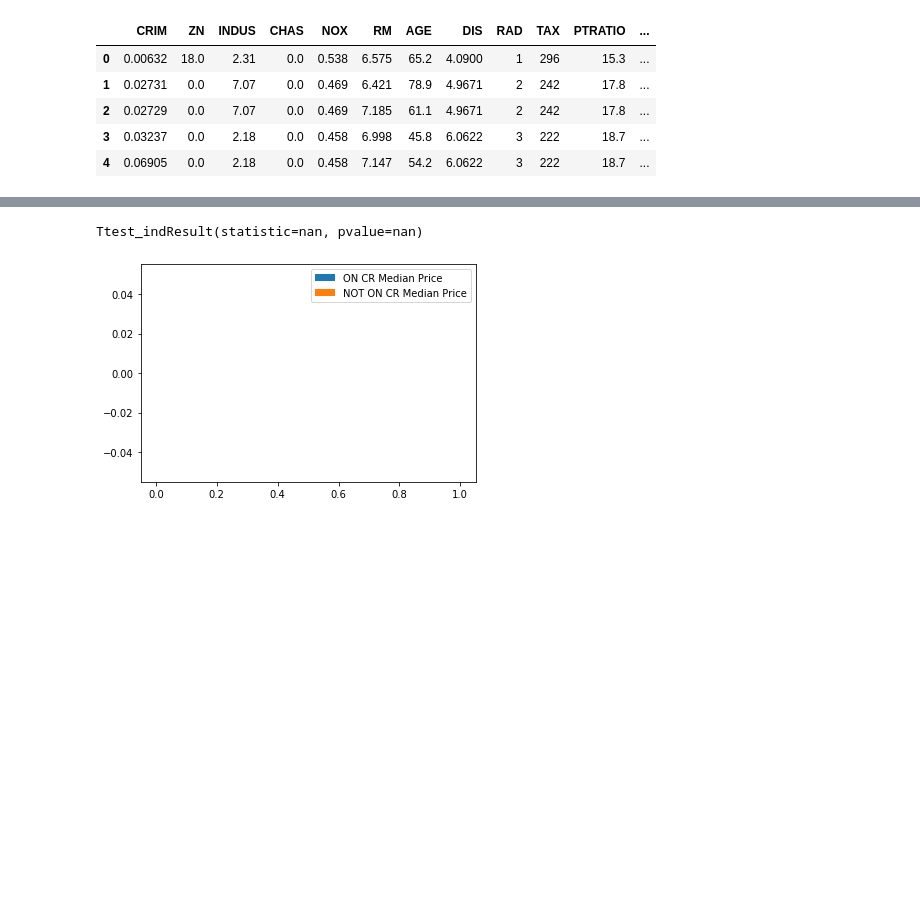
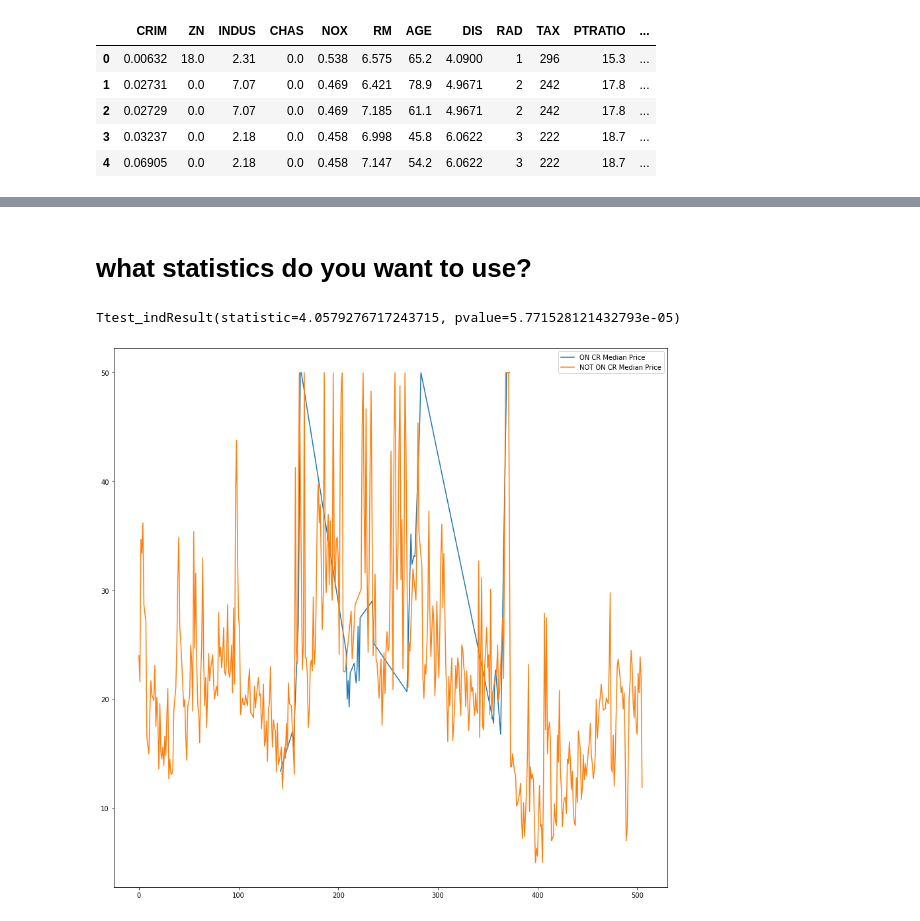
Before and after one commit to pjmeehan/MLS-Project, a Jupyter notebook: MLS Project 2019.ipynb, the cells around one changed output, grey strips where cells are left out. Cells and saved outputs as stored; diff of their text form; code cells hidden in the pictures; blank space fills up the shorter version.

Commit message:
ttest, medians and plot first go

```diff
--- a/MLS Project 2019.ipynb
+++ b/MLS Project 2019.ipynb
@@ -60,5 +60,8 @@ df.head()
 | 3 | 0.03237 | 0.0 | 2.18 | 0.0 | 0.458 | 6.998 | 45.8 | 6.0622 | 3 | 222 | 18.7 | ... |
 | 4 | 0.06905 | 0.0 | 2.18 | 0.0 | 0.458 | 7.147 | 54.2 | 6.0622 | 3 | 222 | 18.7 | ... |
 # %%
-o = df[df['CHAS'] == '1']
-n = df[df['CHAS'] == '0']
+o = df[df['CHAS'] == 1.0]
+n = df[df['CHAS'] == 0.0]
+
+mo = np.mean(o.MEDV)
+print(mo)
@@ -65,13 +92,18 @@ n = df[df['CHAS'] == '0']
+# %% [markdown]
+# what statistics do you want to use?
 # %%
 print(stats.ttest_ind(o['MEDV'], n['MEDV']))
 # %% [output]
-Ttest_indResult(statistic=nan, pvalue=nan)
+Ttest_indResult(statistic=4.0579276717243715, pvalue=5.771528121432793e-05)
+# %%
+# Make the plots bigger.
+plt.rcParams['figure.figsize'] = (15.0, 15.0)
 # %%
-plt.hist(o['MEDV'], label='ON CR Median Price')
-plt.hist(n['MEDV'], label='NOT ON CR Median Price')
+plt.plot(o['MEDV'], label='ON CR Median Price')
+plt.plot(n['MEDV'], label='NOT ON CR Median Price')
 
 plt.legend()
 
 plt.show()
 # %% [output]
-[figure, old version]
+[figure, new version]
```
Also changed, not shown: parts of 3 cells of this notebook.
